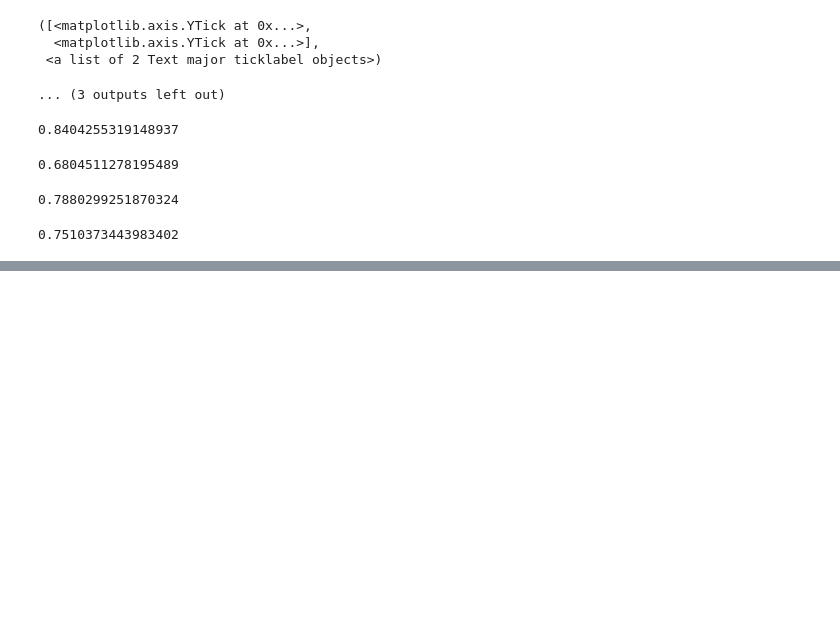
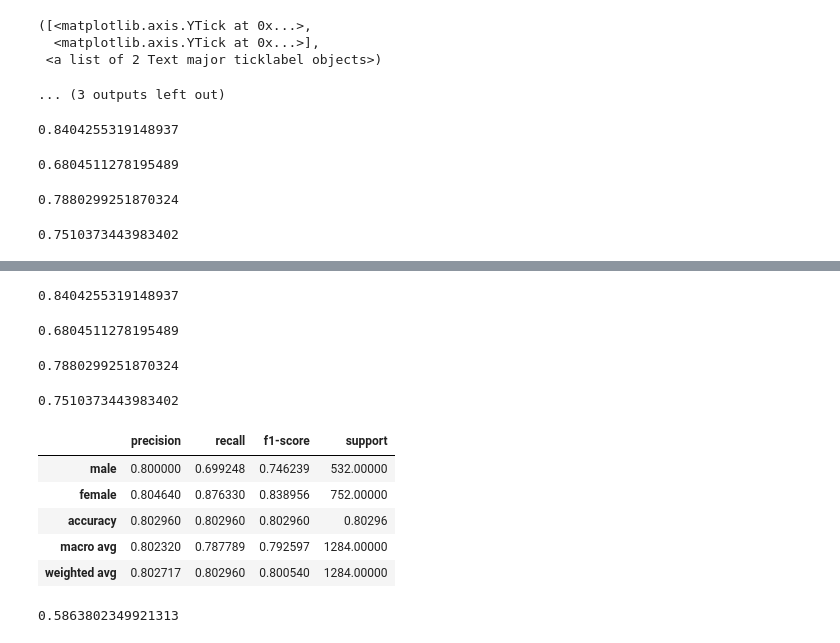
Before and after one commit to Aparna-U-Nair/Face-Detection-and-Gender-Classification, a Jupyter notebook: Gender Detection.ipynb, the cells around one changed output, grey strips where cells are left out. Cells and saved outputs as stored; diff of their text form; code cells hidden in the pictures; blank space fills up the shorter version.

Commit message:
Model pipeline created

```diff
--- a/Gender Detection.ipynb
+++ b/Gender Detection.ipynb
@@ -513,0 +550,4 @@ IndexError: only integers, slices (`:`), ellipsis (`...`), numpy.newaxis (`None`
+# %%
+model_best = SVC(C=1,kernel='rbf',gamma=0.05,probability=True)
+model_best.fit(x_train,y_train)
+model_best.score(x_test,y_test)
@@ -513,0 +557,3 @@ IndexError: only integers, slices (`:`), ellipsis (`...`), numpy.newaxis (`None`
+# %%
+y_pred = model_best.predict(x_test)
+y_prob = model_best.predict_proba(x_test) # proability
@@ -513,0 +592,35 @@ IndexError: only integers, slices (`:`), ellipsis (`...`), numpy.newaxis (`None`
+# %%
+# Recall/sensitivity for Male(correct male pred/true male)
+632/752 #Male
+
+362/532 #female
+# %% [output]
+0.8404255319148937
+0.6804511278195489
+# %%
+#Precision - correct male/pred male
+
+632/802 #male
+362/482
+# %% [output]
+0.7880299251870324
+0.7510373443983402
+# %%
+# classification report
+cr = classification_report(y_test,y_pred,target_names=['male','female'],output_dict=True)
+pd.DataFrame(cr).T
+# %% [output]
+|  | precision | recall | f1-score | support |
+| male | 0.800000 | 0.699248 | 0.746239 | 532.00000 |
+| female | 0.804640 | 0.876330 | 0.838956 | 752.00000 |
+| accuracy | 0.802960 | 0.802960 | 0.802960 | 0.80296 |
+| macro avg | 0.802320 | 0.787789 | 0.792597 | 1284.00000 |
+| weighted avg | 0.802717 | 0.802960 | 0.800540 | 1284.00000 |
+# %%
+cohen_kappa_score(y_test,y_pred)
+#preferred - above 60
+# bad <50
+# v poor <20
+# perfect >80
+# %% [output]
+0.5863802349921313
```
Also changed, not shown: parts of 17 cells of this notebook, 7 other files.
